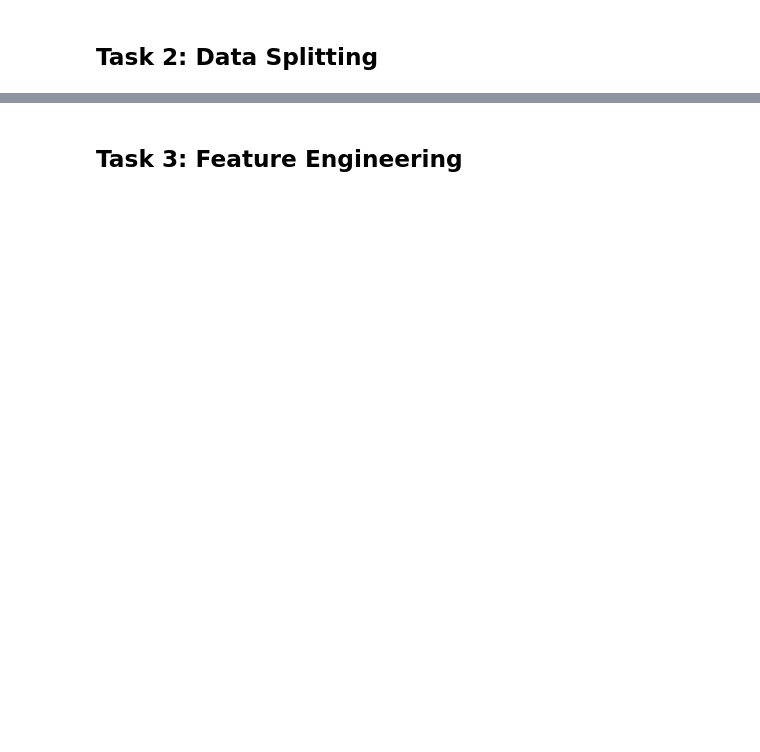
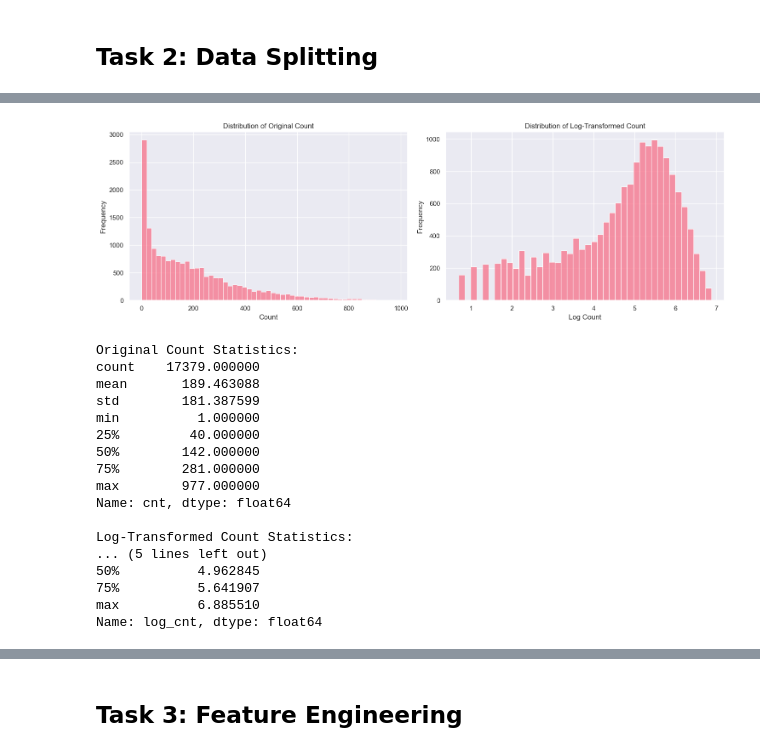
Before and after one commit to Soimanul/ML-fundamentals-2025, a Jupyter notebook: assignment_2_Vlad_Soimu[Soimu].ipynb, the cells around one changed output, grey strips where cells are left out. Cells and saved outputs as stored; diff of their text form; code cells hidden in the pictures; blank space fills up the shorter version.

```diff
--- a/assignment_2_Vlad_Soimu[Soimu].ipynb
+++ b/assignment_2_Vlad_Soimu[Soimu].ipynb
@@ -271,10 +419,6 @@ print(f"Correlation between temp and atemp: {temp_correlation:.4f}")
 # If correlation is very high (e.g., > 0.9), we should drop atemp
 if temp_correlation > 0.9:
     print("\nRecommendation: Drop 'atemp' due to high correlation with 'temp' to avoid multicollinearity")
-    df_cleaned = df_cleaned.drop(columns=['atemp'])
-
-    # Update numeric columns for correlation matrix
-    numeric_cols = ['temp', 'hum', 'windspeed', 'cnt']
 # %% [output]
 [figure]
 Correlation between temp and atemp: 0.9877
@@ -284,0 +437,46 @@ Recommendation: Drop 'atemp' due to high correlation with 'temp' to avoid multic
+# %%
+# Apply log transformation to the target variable (count)
+df_cleaned['log_cnt'] = np.log1p(df_cleaned['cnt'])
+
+# Visualize the distribution before and after log transformation
+fig, (ax1, ax2) = plt.subplots(1, 2, figsize=(15, 5))
+
+# Original distribution
+sns.histplot(data=df_cleaned, x='cnt', ax=ax1)
+ax1.set_title('Distribution of Original Count')
+ax1.set_xlabel('Count')
+ax1.set_ylabel('Frequency')
+
+# Log-transformed distribution
+sns.histplot(data=df_cleaned, x='log_cnt', ax=ax2)
+ax2.set_title('Distribution of Log-Transformed Count')
+ax2.set_xlabel('Log Count')
+ax2.set_ylabel('Frequency')
+
+plt.tight_layout()
+plt.show()
+
+# Print basic statistics before and after transformation
+print("Original Count Statistics:")
+print(df_cleaned['cnt'].describe())
+print("\nLog-Transformed Count Statistics:")
+print(df_cleaned['log_cnt'].describe())
+# %% [output]
+[figure, added]
+Original Count Statistics:
+count    17379.000000
+mean       189.463088
+std        181.387599
+min          1.000000
+25%         40.000000
+50%        142.000000
+75%        281.000000
+max        977.000000
+Name: cnt, dtype: float64
+
+Log-Transformed Count Statistics:
+... (5 lines left out)
+50%          4.962845
+75%          5.641907
+max          6.885510
+Name: log_cnt, dtype: float64
```
Also changed, not shown: parts of 49 cells of this notebook.
